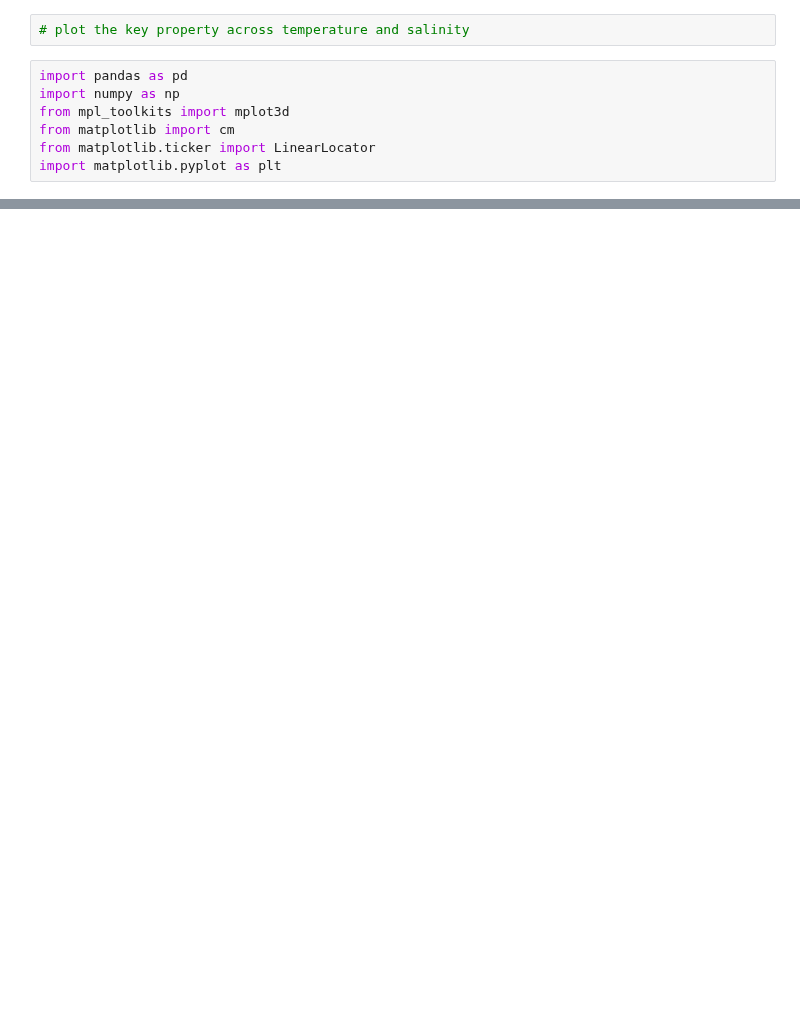
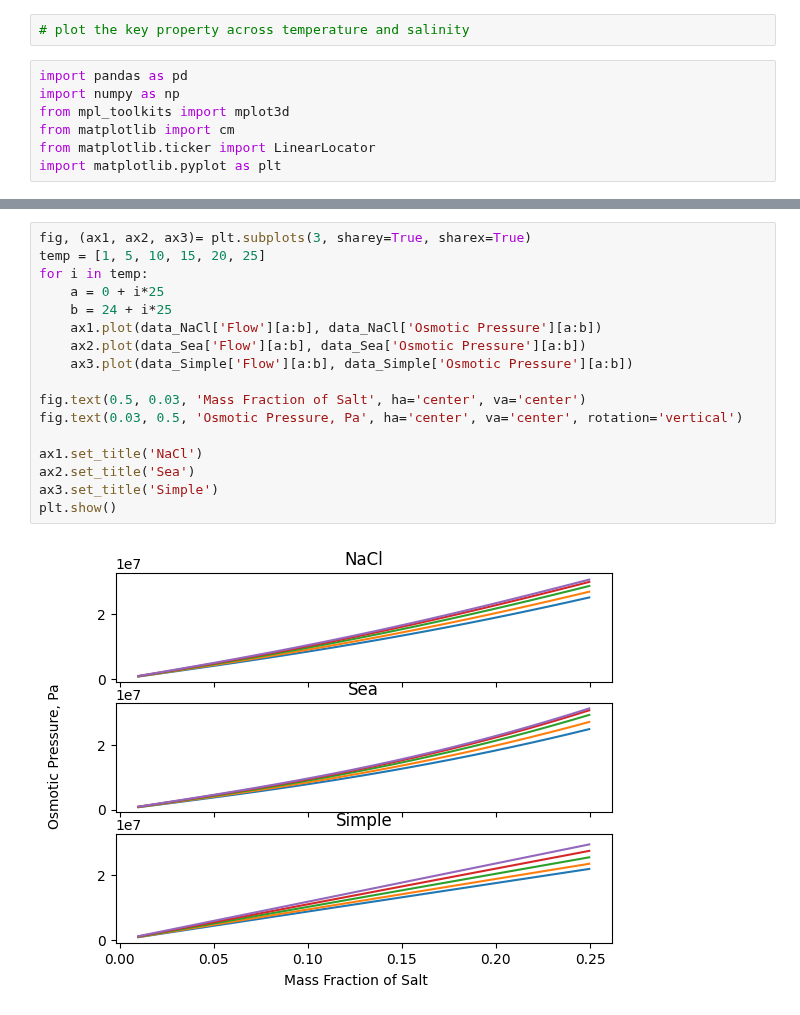
Before and after one commit to savannahsakhai/watertap, a Jupyter notebook: watertap/examples/flowsheets/property_comparison/State Block/plot_property_results.ipynb, the cells around one changed output, grey strips where cells are left out. Cells and saved outputs as stored; diff of their text form; blank space fills up the shorter version.

```diff
--- a/watertap/examples/flowsheets/property_comparison/State Block/plot_property_results.ipynb
+++ b/watertap/examples/flowsheets/property_comparison/State Block/plot_property_results.ipynb
@@ -15,0 +57,19 @@ data_Simple = pd.read_csv('outputs_results_simple.csv')
+# %%
+fig, (ax1, ax2, ax3)= plt.subplots(3, sharey=True, sharex=True)
+temp = [1, 5, 10, 15, 20, 25]
+for i in temp:
+    a = 0 + i*25
+    b = 24 + i*25
+    ax1.plot(data_NaCl['Flow'][a:b], data_NaCl['Osmotic Pressure'][a:b])
+    ax2.plot(data_Sea['Flow'][a:b], data_Sea['Osmotic Pressure'][a:b])
+    ax3.plot(data_Simple['Flow'][a:b], data_Simple['Osmotic Pressure'][a:b])
+
+fig.text(0.5, 0.03, 'Mass Fraction of Salt', ha='center', va='center')
+fig.text(0.03, 0.5, 'Osmotic Pressure, Pa', ha='center', va='center', rotation='vertical')
+
+ax1.set_title('NaCl')
+ax2.set_title('Sea')
+ax3.set_title('Simple')
+plt.show()
+# %% [output]
+[figure, added]
```
Also changed, not shown: parts of 14 cells of this notebook, 5 other files.
